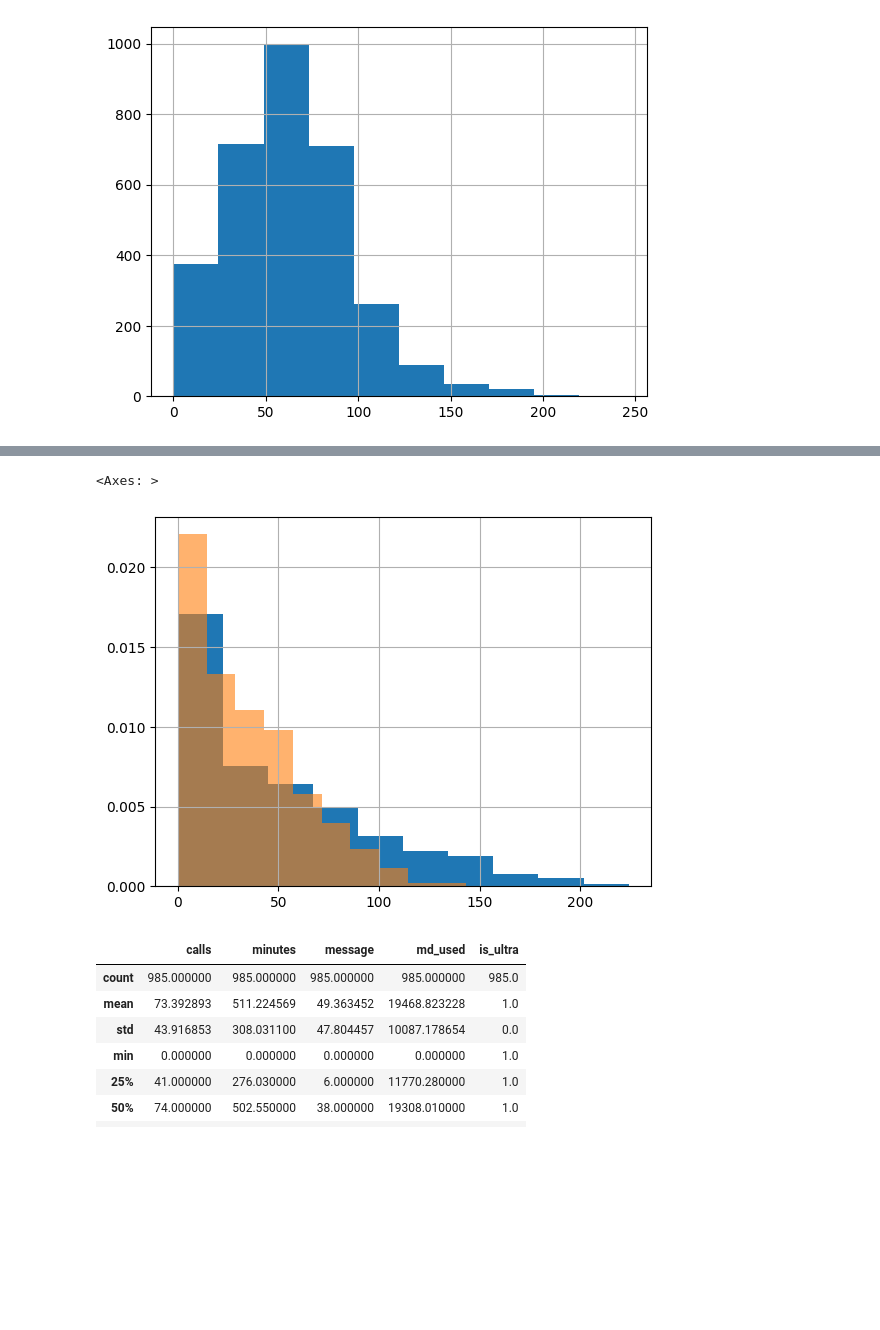
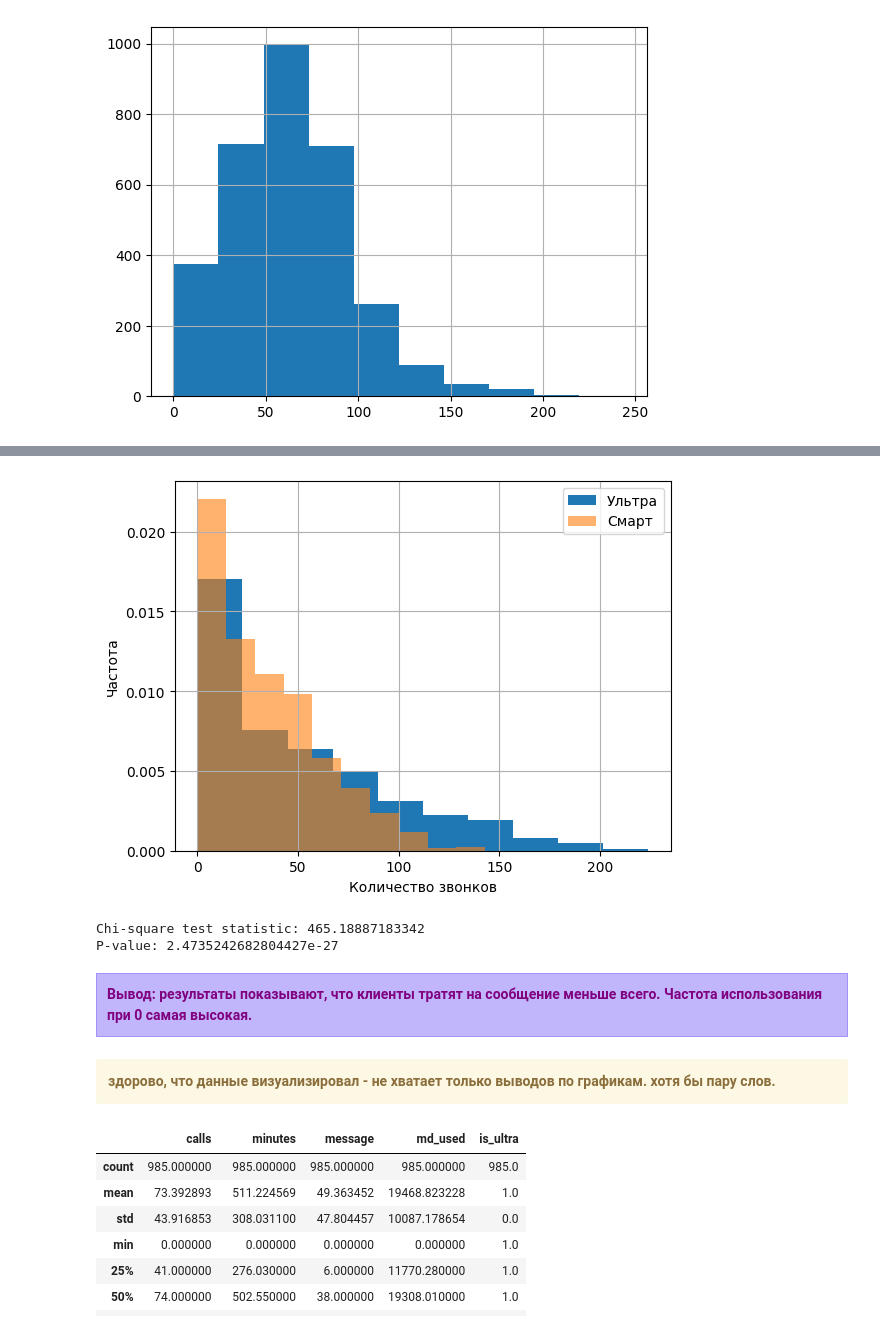
Before and after one commit to samurai921/task_sklearn, a Jupyter notebook: task_1.ipynb, the cells around one changed output, grey strips where cells are left out. Saved outputs shown, nothing was run; the diff lists cells and outputs as text; code cells hidden in the pictures; blank space fills up the shorter version.

```diff
--- a/task_1.ipynb
+++ b/task_1.ipynb
@@ -82,9 +138,35 @@ df_tarific.query('is_ultra == 0')['md_used'].hist(alpha=0.6, density=True)
 # %%
 df_tarific.query('is_ultra == 1')['message'].hist(density=True)
 df_tarific.query('is_ultra == 0')['message'].hist(alpha=0.6, density=True)
+
+plt.xlabel("Количество звонков")
+plt.ylabel("Частота")
+plt.legend(labels=["Ультра", "Смарт"])
+plt.show()
 # %% [output]
-<Axes: >
-[figure, old version]
+[figure, new version]
+# %%
+from scipy.stats import chi2_contingency
+
+contingency_table = pd.crosstab(df_tarific['is_ultra'], df_tarific['message'])
+
+chi2, p, _, _ = chi2_contingency(contingency_table)
+
+print(f"Chi-square test statistic: {chi2}")
+print(f"P-value: {p}")
+# %% [output]
+Chi-square test statistic: 465.18887183342
+P-value: 2.4735242682804427e-27
+# %% [markdown]
+<div style="background-color: #c1b6fc; padding: 10px; border: 1px solid #a491fc;">
+    <b>
+        <font color="purple">Вывод: результаты показывают, что клиенты тратят на сообщение меньше всего. Частота использования при 0 самая высокая.</font>
+    </b>
+</div>
+# %% [markdown]
+<div class="alert alert-warning">
+<b>здорово, что данные визуализировал - не хватает только выводов по графикам. хотя бы пару слов.</b>
+</div>
 # %%
 df_tarific.query('is_ultra == 1').describe()
 # %% [output]
```
Also changed, not shown: parts of 56 cells of this notebook.
